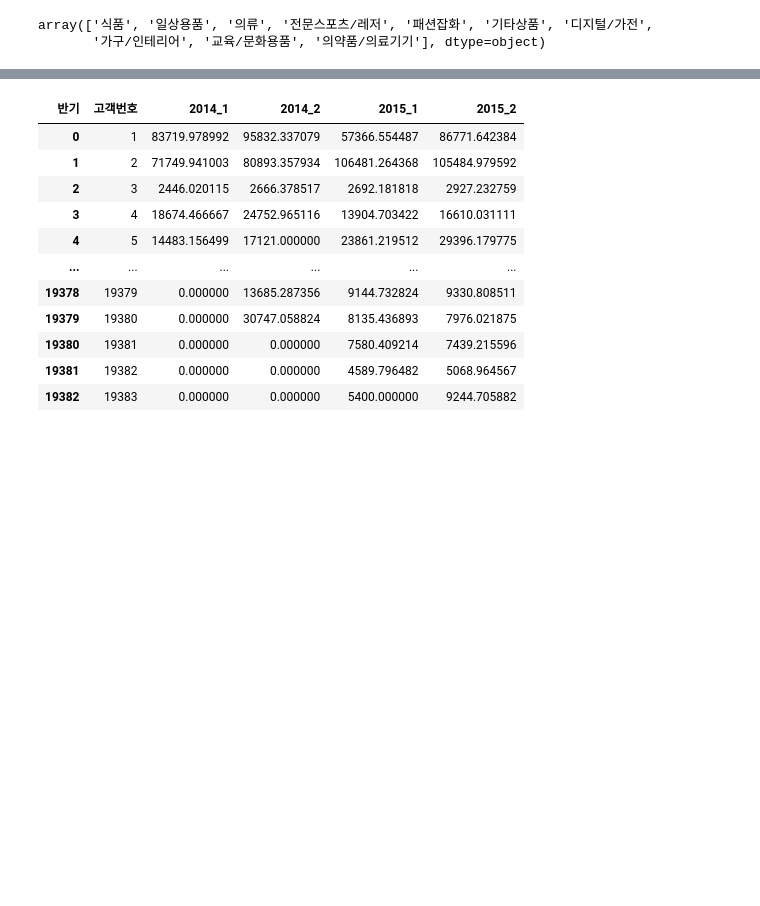
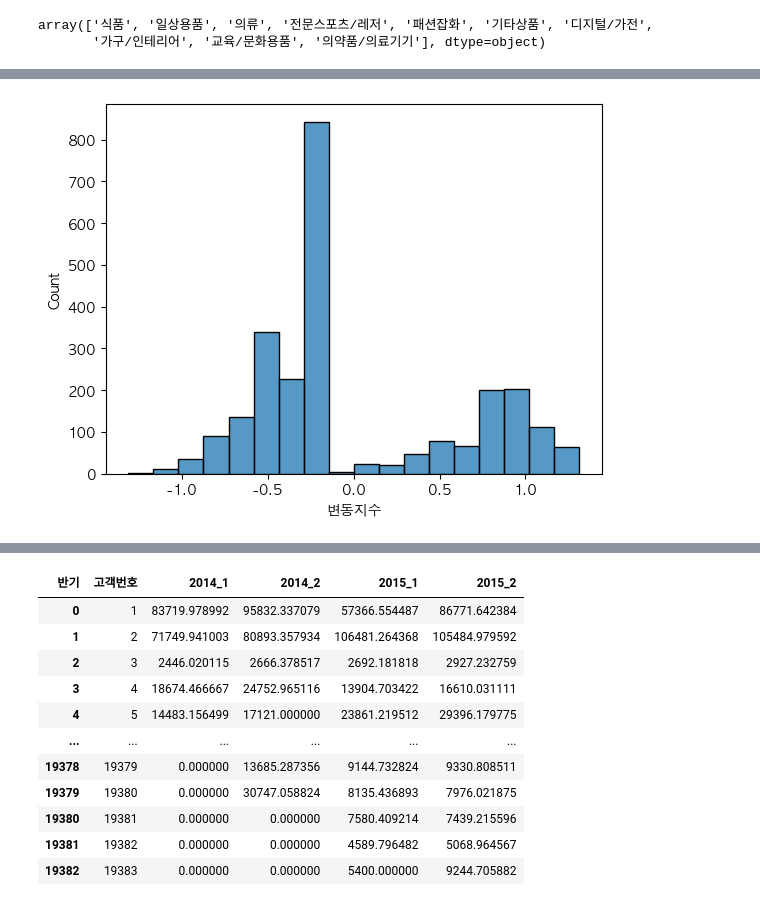
Before and after one commit to PKLH/cakd_LP, a Jupyter notebook: WorkSpace/Kim/EDA_1018.ipynb, the cells around one changed output, grey strips where cells are left out. Saved outputs shown, nothing was run; the diff lists cells and outputs as text; code cells hidden in the pictures; blank space fills up the shorter version.

```diff
--- a/WorkSpace/Kim/EDA_1018.ipynb
+++ b/WorkSpace/Kim/EDA_1018.ipynb
@@ -163,6 +153,6 @@ pp_purprd_prodcl.head()
 | 3 | 1 | A | 1402358 | 12 | 2014 | 2 | 18 | 16 | A010302 | 3500 | 식품 | ... |
 | 4 | 1 | A | 1456379 | 12 | 2014 | 2 | 28 | 15 | A010302 | 3500 | 식품 | ... |
 # %%
-pp_pv = pp_purprd_prodcl.pivot_table(index=['고객번호','TYPE'],columns='반기',values='구매금액',aggfunc=(np.mean,'count'),fill_value=0)
-pp_pv=pp_pv.reset_index()
-pp_pv
+# pp_pv = pp_purprd_prodcl.pivot_table(index=['고객번호','TYPE'],columns='반기',values='구매금액',aggfunc=(np.mean,'count'),fill_value=0)
+# pp_pv=pp_pv.reset_index()
+# pp_pv
@@ -306,0 +301,5 @@ pp_pv_big/pp_pv_big.sum(axis=0)*100
+# %%
+option='sum'
+pp_pv_lev = pp_purprd_prodcl.pivot_table(index=['lev'],columns='반기',values='구매금액',aggfunc=(f'{option}'),fill_value=0)
+pp_pv_lev.sum(axis=0)
+pp_pv_lev/pp_pv_lev.sum(axis=0)*100
@@ -308,0 +353,87 @@ pp_pv_big/pp_pv_big.sum(axis=0)*100
+# %%
+def make_lev(x,y):
+    if x > lev_dict[y][7]:
+        return 9
+    elif x > lev_dict[y][6]:
+        return 8
+    elif x > lev_dict[y][5]:
+        return 7
+    elif x > lev_dict[y][4]:
+        return 6
+    elif x > lev_dict[y][3]:
+        return 5
+    elif x > lev_dict[y][2]:
+        return 4
+    elif x > lev_dict[y][1]:
+        return 3
+    elif x > lev_dict[y][0]:
+        return 2
+    else:
+        return 1
+
+# 반기로 데이터 짜르기
+cond_2014_1 =(pp_purprd_prodcl['구매_연']==2014)&(pp_purprd_prodcl['구매_월']<7)
+cond_2014_2 =(pp_purprd_prodcl['구매_연']==2014)&(pp_purprd_prodcl['구매_월']>=7)
+cond_2015_1 =(pp_purprd_prodcl['구매_연']==2015)&(pp_purprd_prodcl['구매_월']<7)
+cond_2015_2 =(pp_purprd_prodcl['구매_연']==2015)&(pp_purprd_prodcl['구매_월']>=7)
+
+pp_purprd_prodcl['반기']=0
+
+pp_purprd_prodcl.loc[cond_2014_1,'반기']='2014_1'
+pp_purprd_prodcl.loc[cond_2014_2,'반기']='2014_2'
+pp_purprd_prodcl.loc[cond_2015_1,'반기']='2015_1'
+pp_purprd_prodcl.loc[cond_2015_2,'반기']='2015_2'
+
+bat=[]
+
+for asso in pp_purprd_prodcl['제휴사'].unique():
+# for asso in ['A']:
+    df=pp_purprd_prodcl[pp_purprd_prodcl['제휴사']==asso]
+    for big_cat in pp_purprd_prodcl['대분류명'].unique():
+    # for big_cat in ['식품']:
+        # print(f'제휴사:{asso},대분류명:{big_cat}')
+        try:
+
+            # 제휴사별 대분류별 반기별 매출 df 생성
+            df_ = df[df['대분류명']==big_cat]
+            for option in ['sum','count']:
+                # print(option)
+                # option='sum'
+                pp_pv = df_.pivot_table(index=['고객번호'],columns=['반기'],values='구매금액',aggfunc=(f'{option}'),fill_value=0)
+                # pp_pv=pp_pv.dropna()
+                # 9분위로 등급 산정
+                lev_dict = {}
+                for half_year in ['2014_1','2014_2','2015_1','2015_2']:
+                    instance=pp_pv[half_year]
+                    lev_list=[]
+                    for j in [4, 11, 23, 40, 60, 77, 89, 96]:
+                        lev_list.append(np.percentile(instance,j))
+                    lev_dict[half_year] = lev_list
+
+                pp_pv['1반기_총매출등급'] = pp_pv.apply(lambda row: make_lev(row['2014_1'],'2014_1'),axis=1)
+                pp_pv['2반기_총매출등급'] = pp_pv.apply(lambda row: make_lev(row['2014_2'],'2014_2'),axis=1)
+                pp_pv['3반기_총매출등급'] = pp_pv.apply(lambda row: make_lev(row['2015_1'],'2015_1'),axis=1)
+                pp_pv['4반기_총매출등급'] = pp_pv.apply(lambda row: make_lev(row['2015_2'],'2015_2'),axis=1)
+
+                pp_pv['변동지수'] = ((pp_pv['2반기_총매출등급']-pp_pv['1반기_총매출등급'])*1\
+                                    + (pp_pv['3반기_총매출등급']-pp_pv['2반기_총매출등급'])*1.5\
+                                    + (pp_pv['4반기_총매출등급']-pp_pv['3반기_총매출등급'])*2)\
+                                    / (np.mean(pp_pv['1반기_총매출등급']+pp_pv['2반기_총매출등급']+pp_pv['3반기_총매출등급']+pp_pv['4반기_총매출등급']))
+
+                # display(pp_pv)
+                from scipy.stats import skew
+
+                # 왜도
+                skew_data=skew(pp_pv['변동지수'])
+                if skew_data > 0.5:
+                    bat.append((option,asso,big_cat,skew_data))
+                    print(f'제휴사:{asso},대분류명:{big_cat}')
+                    print(f'{option}')
+                    print(f'왜도:{skew_data}')
+                    display(pp_pv)
+                # display(pp_pv)
+                    sns.histplot(pp_pv['변동지수'])
+                    plt.show()
+
+        except: pass
+# %% [output]
@@ -308,0 +457 @@ pp_pv_big/pp_pv_big.sum(axis=0)*100
+[figure, added]
```
Also changed, not shown: parts of 37 cells of this notebook.
